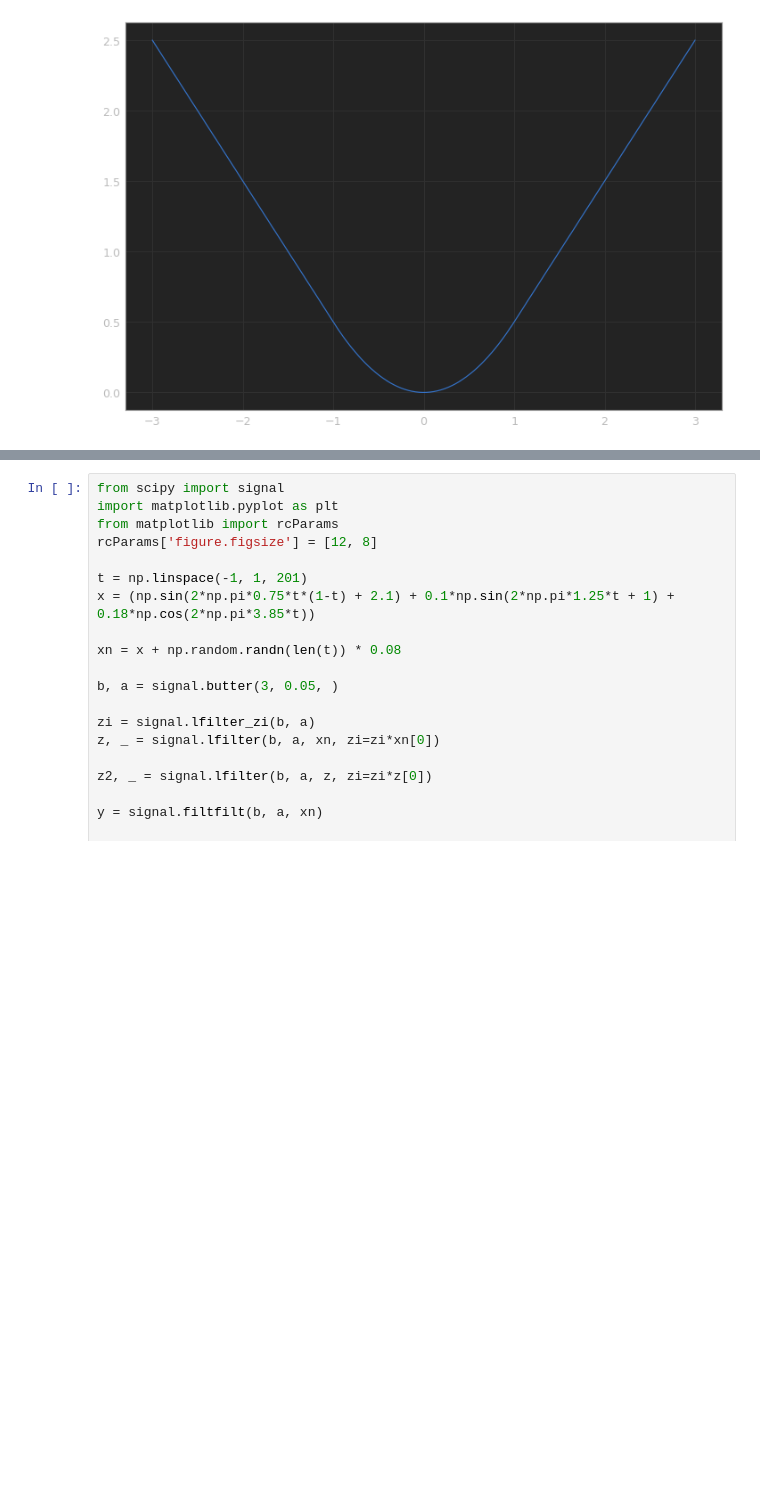
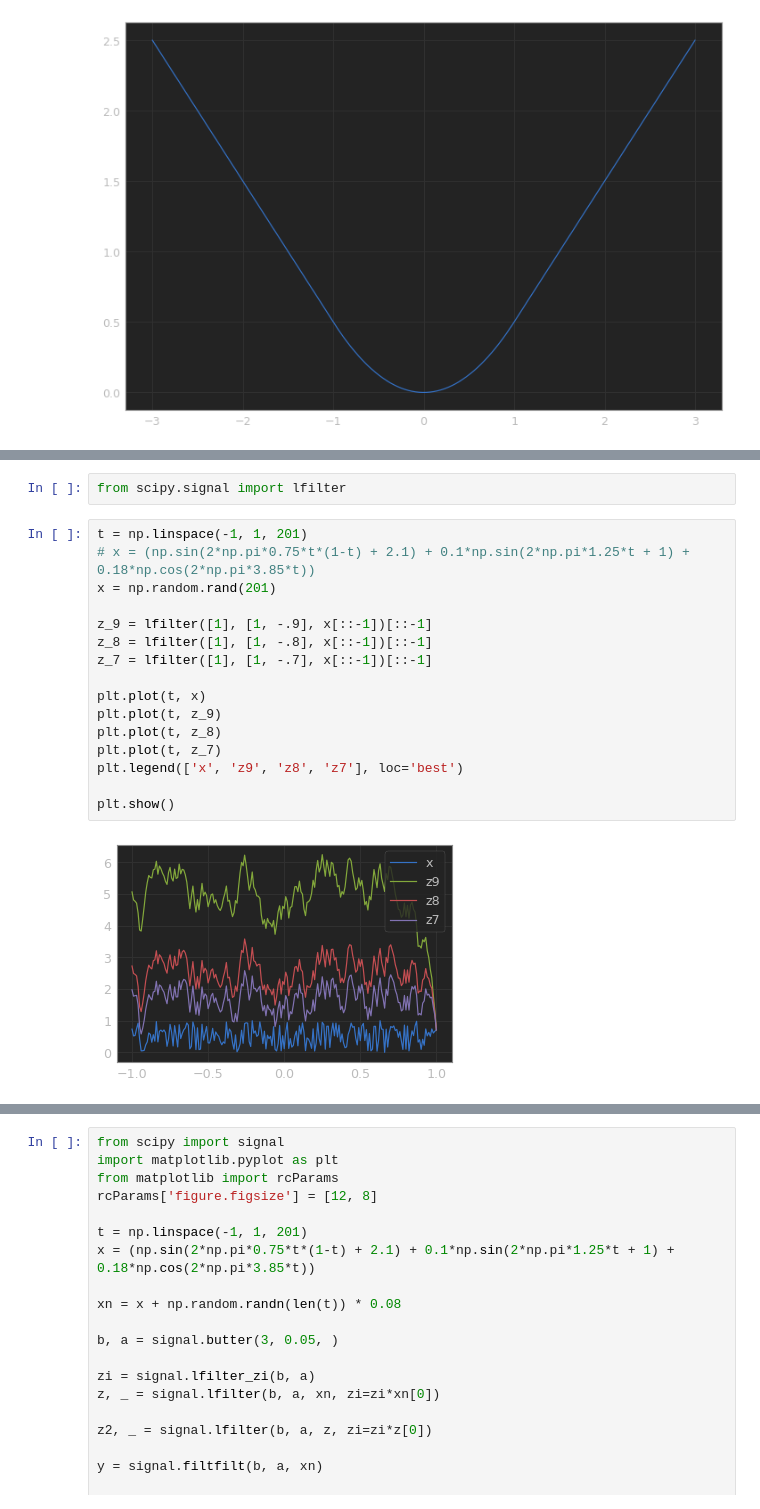
Before and after one commit to xtwxfxk/left5, a Jupyter notebook: test.ipynb, the cells around one changed output, grey strips where cells are left out. Drawn from its saved outputs; the diff is of its cells as text; blank space fills up the shorter version.

```diff
--- a/test.ipynb
+++ b/test.ipynb
@@ -32,0 +60,20 @@ plt.plot(x, y)
+# %%
+from scipy.signal import lfilter
+# %%
+t = np.linspace(-1, 1, 201)
+# x = (np.sin(2*np.pi*0.75*t*(1-t) + 2.1) + 0.1*np.sin(2*np.pi*1.25*t + 1) + 0.18*np.cos(2*np.pi*3.85*t))
+x = np.random.rand(201)
+
+z_9 = lfilter([1], [1, -.9], x[::-1])[::-1]
+z_8 = lfilter([1], [1, -.8], x[::-1])[::-1]
+z_7 = lfilter([1], [1, -.7], x[::-1])[::-1]
+
+plt.plot(t, x)
+plt.plot(t, z_9)
+plt.plot(t, z_8)
+plt.plot(t, z_7)
+plt.legend(['x', 'z9', 'z8', 'z7'], loc='best')
+
+plt.show()
+# %% [output]
+[figure, added]
```
Also changed, not shown: parts of 3 cells of this notebook, 12 other files.
